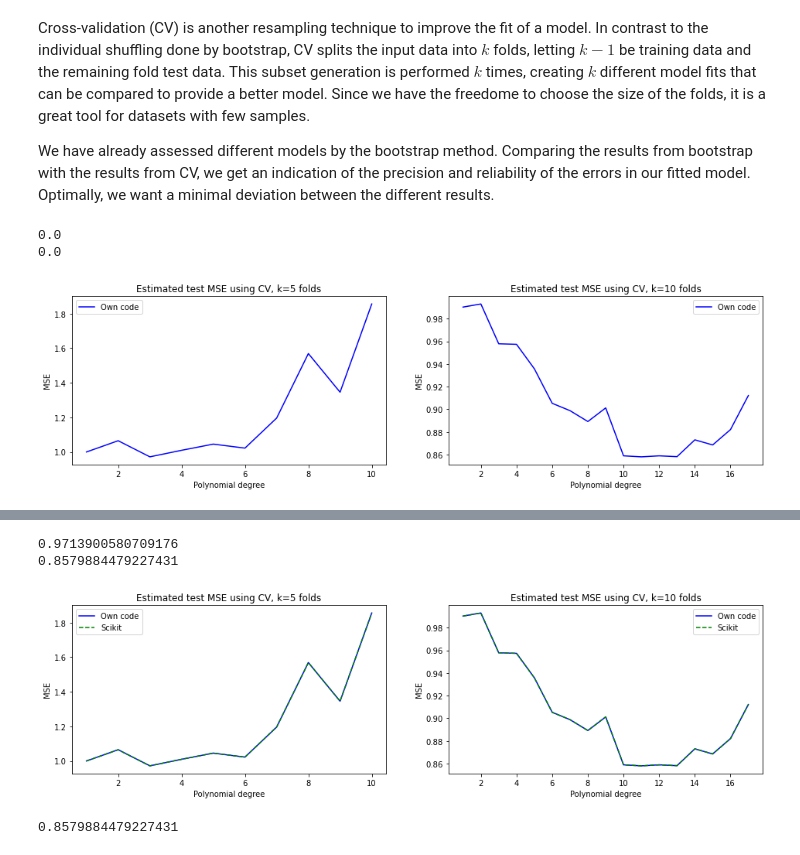
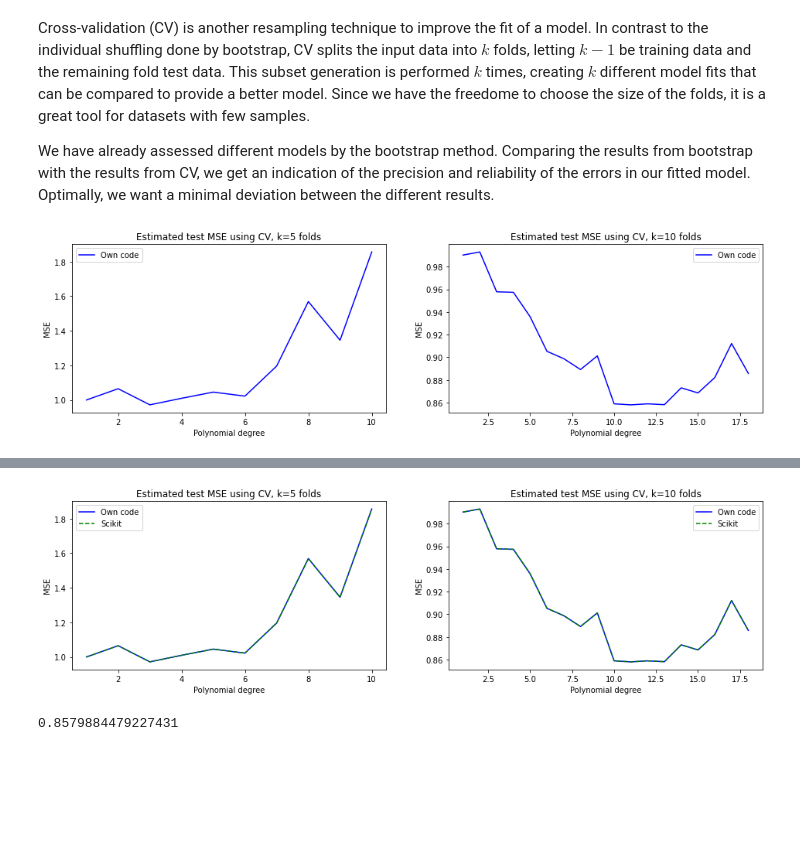
Before and after one commit to vetlenev/FYS-STK4155, a Jupyter notebook: Project1_v2.ipynb, the cells around one changed output, grey strips where cells are left out. Drawn from its saved outputs; the diff is of its cells as text; code cells hidden in the pictures; blank space fills up the shorter version.

```diff
--- a/Project1_v2.ipynb
+++ b/Project1_v2.ipynb
@@ -167,8 +166,6 @@ y = np.arange(0, 1, 0.05)
 x, y = np.meshgrid(x,y)
 z = FrankeFunction(x, y, noise_std=1, add_noise=True)
 
-fig = plt.figure()
-ax = fig.gca(projection='3d')
+fig, ax = plt.subplots(subplot_kw={"projection": "3d"}, figsize=[6,6])
 plot_Franke(fig, ax, x, y, z)
-plt.show()
 # %% [output]
@@ -196,6 +193,8 @@ def xyz_1D(n_points):
     z = FrankeFunction(x, y, add_noise=True)
     z_1d = np.ravel(z) # Convert to 1d vector to make it compatible with new matrix x_y
     return x, y, x_y, z_1d
+# %%
+x, y, x_y, z_1d = xyz_1D(10)
 # %% [markdown]
 #### Fundamentals for OLS
 
@@ -813,13 +814,11 @@ def CV_Franke(x_y, z, kfolds, maxdeg, plot_scikit=False):
 
     return mse_kfold, scikit_mse_kfold
 # %%
-maxdeg = 18
+maxdeg = 20 # 18
 kfolds = [5, 10]
 own_mse_cv, scikit_mse_cv = CV_Franke(x_y, z_1d, kfolds, maxdeg)
 # %% [output]
-0.0
-0.0
-[figure, old version]
+[figure, new version]
 # %% [markdown]
 ![alt](figs/ex3_cv_own.png)
 
@@ -831,9 +830,7 @@ If $k$ is larger, e.g. 10, substantially more data is used for training, which m
 # %%
 own_mse_cv, scikit_mse_cv = CV_Franke(x_y, z_1d, kfolds, maxdeg, plot_scikit=True)
 # %% [output]
-0.9713900580709176
-0.8579884479227431
-[figure, old version]
+[figure, new version]
 # %%
 min(scikit_mse_cv)
 # %% [output]
```
Also changed, not shown: parts of 34 cells of this notebook.
